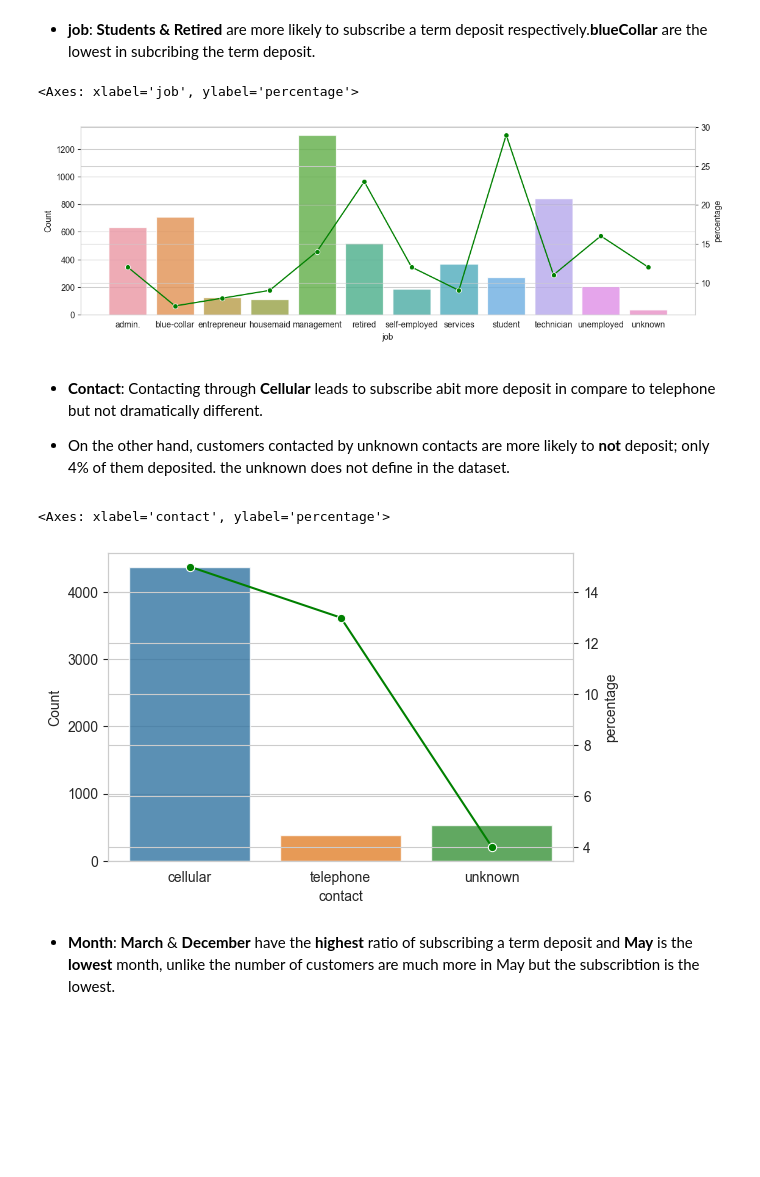
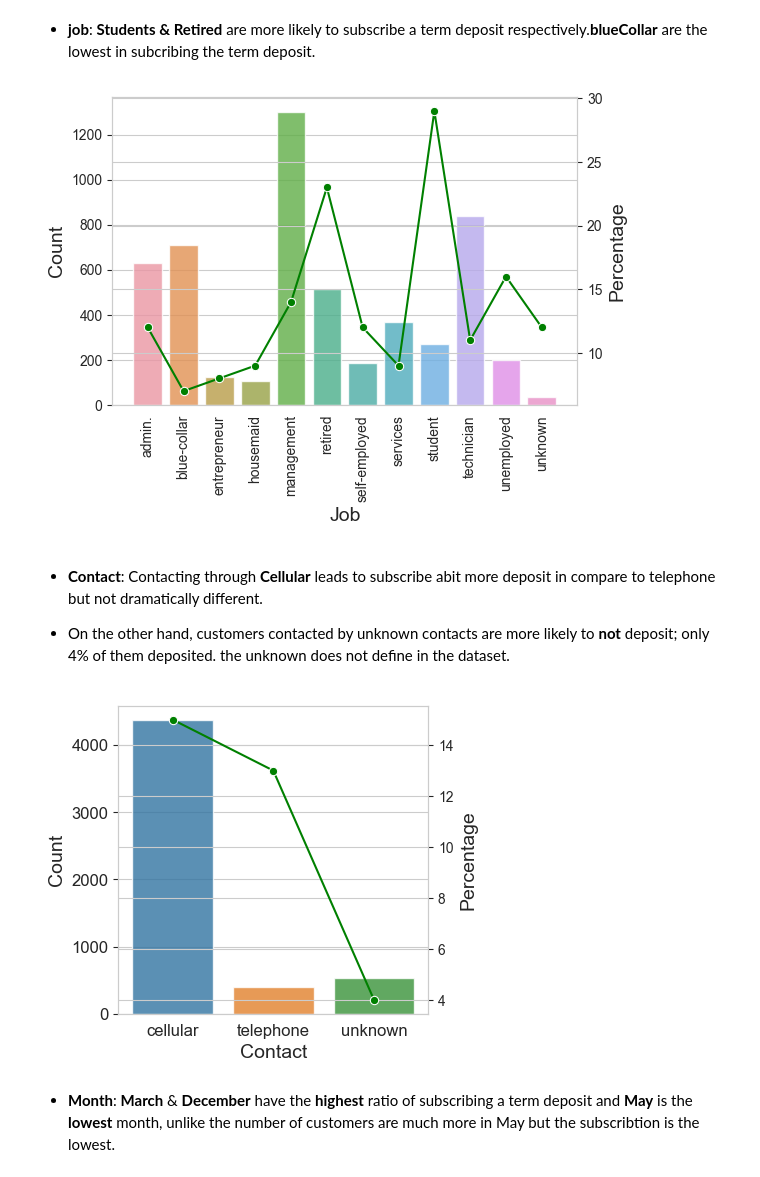
Before and after one commit to 87tana/ML_Classification_Imbalance_Banking, a Jupyter notebook: Bank2_ Bank_EDA.ipynb, the cells around one changed output. Drawn from its saved outputs; the diff is of its cells as text; code cells hidden in the pictures; blank space fills up the shorter version.

```diff
--- a/Bank2_ Bank_EDA.ipynb
+++ b/Bank2_ Bank_EDA.ipynb
@@ -469,17 +471,22 @@ df1.loc[:,'percentage']
 df1 = df1[df1.deposit==1]
 #df1.percentage
 # %%
-fig, ax1 = plt.subplots(figsize=(13,4))
+fig, ax1 = plt.subplots(figsize=(6,4))
 
 #sns.countplot(data = df, x='job', alpha=0.8, ax=ax1)
 sns.barplot(data = df1, x='job', y= 'age', alpha=0.8, ax=ax1)
-plt.ylabel('Count')
 
+plt.xlabel('Job', fontsize=14)
+plt.ylabel('Count', fontsize=14)
+
+for label in ax1.get_xticklabels():
+    label.set_rotation(90)
 ax2 = ax1.twinx()
 sns.lineplot(data =df1, x='job', y='percentage', marker='o', sort = True,ax=ax2,color='green')
+plt.ylabel('Percentage', fontsize=14)
+plt.savefig('profession.png',bbox_inches='tight')
 # %% [output]
-<Axes: xlabel='job', ylabel='percentage'>
-[figure, old version]
+[figure, new version]
 # %% [markdown]
 - **Contact**: Contacting through **Cellular** leads to subscribe abit  more deposit in compare to telephone but not dramatically different.
 
@@ -492,15 +499,22 @@ df2 = df.groupby(['contact','deposit']).count().reset_index()
 df2.loc[:,'percentage'] = list(df2.groupby(['contact'])['age'].apply(lambda x: round(x*100/x.sum())))
 df2 = df2[df2.deposit==1]
 # %%
-fig, ax1 = plt.subplots(figsize=(6,4))
+fig, ax1 = plt.subplots(figsize=(4,4))
+
+ax1.tick_params(axis='both', which='major', labelsize=12)
 
 sns.barplot(data = df2, x='contact',y='age' ,alpha=0.8, ax=ax1)
-plt.ylabel('Count')
+
+plt.xlabel('Contact', fontsize=14)
+plt.ylabel('Count', fontsize=14)
+
 ax2 = ax1.twinx()
 sns.lineplot(data =df2, x='contact', y='percentage', marker='o', sort = True,ax=ax2,color='green')
+
+plt.ylabel('Percentage', fontsize=14)
+plt.savefig('contact.png',bbox_inches='tight')
 # %% [output]
-<Axes: xlabel='contact', ylabel='percentage'>
-[figure, old version]
+[figure, new version]
 # %% [markdown]
  - **Month**: **March** & **December** have the **highest** ratio of subscribing a term deposit and **May** is the **lowest** month, unlike the number of customers are much more in May but the subscribtion is the lowest.
 # %%
```
Also changed, not shown: parts of 43 cells of this notebook.
